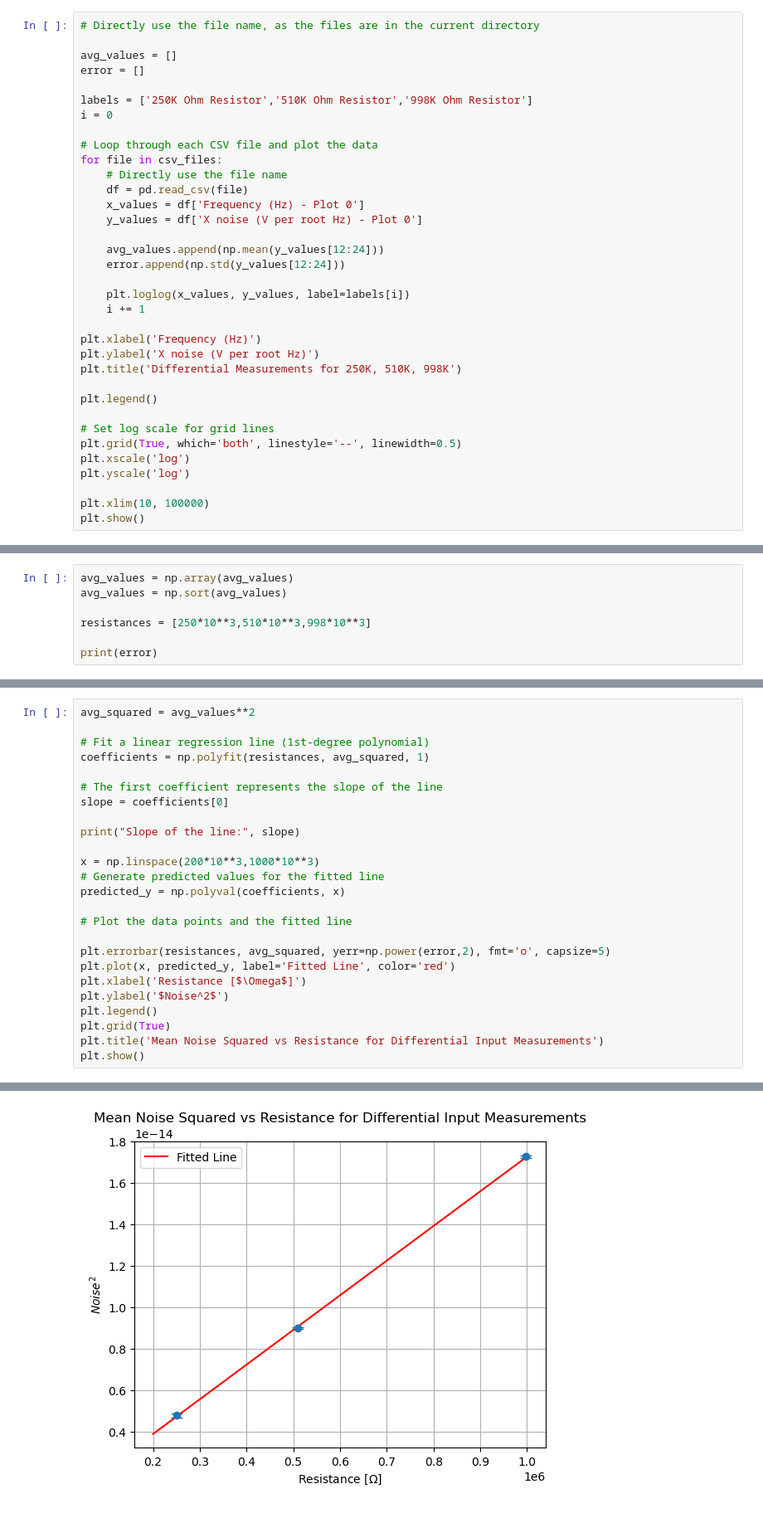
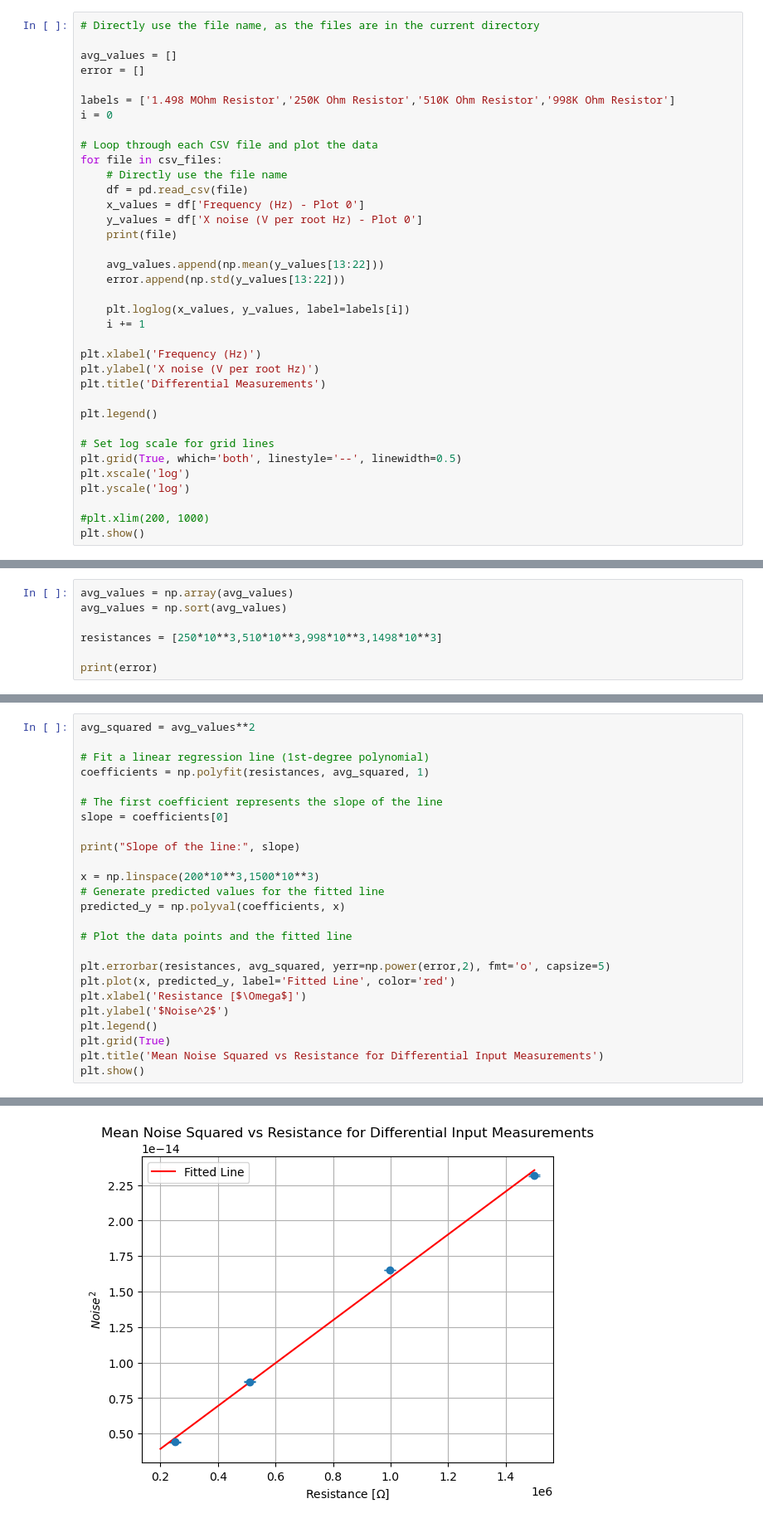
Before and after one commit to JackMacaulay/Advanced-Engineering-Physics-Lab, a Jupyter notebook: Electrical_Noise/Differential/differential_plotting.ipynb, the cells around one changed output, grey strips where cells are left out. Shown: that part at 83% size. Drawn from its saved outputs; the diff is of its cells as text.

Commit message:
changes to plotting

```diff
--- a/Electrical_Noise/Differential/differential_plotting.ipynb
+++ b/Electrical_Noise/Differential/differential_plotting.ipynb
@@ -12,7 +12,7 @@ csv_files = [file for file in os.listdir('.') if file.endswith(".csv")]
 avg_values = []
 error = []
 
-labels = ['250K Ohm Resistor','510K Ohm Resistor','998K Ohm Resistor']
+labels = ['1.498 MOhm Resistor','250K Ohm Resistor','510K Ohm Resistor','998K Ohm Resistor']
 i = 0
 
 # Loop through each CSV file and plot the data
@@ -21,16 +21,17 @@ for file in csv_files:
     df = pd.read_csv(file)
     x_values = df['Frequency (Hz) - Plot 0']
     y_values = df['X noise (V per root Hz) - Plot 0']
+    print(file)
 
-    avg_values.append(np.mean(y_values[12:24]))
-    error.append(np.std(y_values[12:24]))
+    avg_values.append(np.mean(y_values[13:22]))
+    error.append(np.std(y_values[13:22]))
 
     plt.loglog(x_values, y_values, label=labels[i])
     i += 1
 
 plt.xlabel('Frequency (Hz)')
 plt.ylabel('X noise (V per root Hz)')
-plt.title('Differential Measurements for 250K, 510K, 998K')
+plt.title('Differential Measurements')
 
 plt.legend()
 
@@ -39,6 +40,6 @@ plt.grid(True, which='both', linestyle='--', linewidth=0.5)
 plt.xscale('log')
 plt.yscale('log')
 
-plt.xlim(10, 100000)
+#plt.xlim(200, 1000)
 plt.show()
 # %% [output]
@@ -47,7 +52,7 @@ plt.show()
 avg_values = np.array(avg_values)
 avg_values = np.sort(avg_values)
 
-resistances = [250*10**3,510*10**3,998*10**3]
+resistances = [250*10**3,510*10**3,998*10**3,1498*10**3]
 
 print(error)
 # %% [output]
@@ -63,7 +68,7 @@ slope = coefficients[0]
 
 print("Slope of the line:", slope)
 
-x = np.linspace(200*10**3,1000*10**3)
+x = np.linspace(200*10**3,1500*10**3)
 # Generate predicted values for the fitted line
 predicted_y = np.polyval(coefficients, x)
 
@@ -82 +87 @@ Slope of the line: 1.6732266691168305e-20
-[figure, old version]
+[figure, new version]
```
Also changed, not shown: parts of 5 cells of this notebook, 4 other files.
